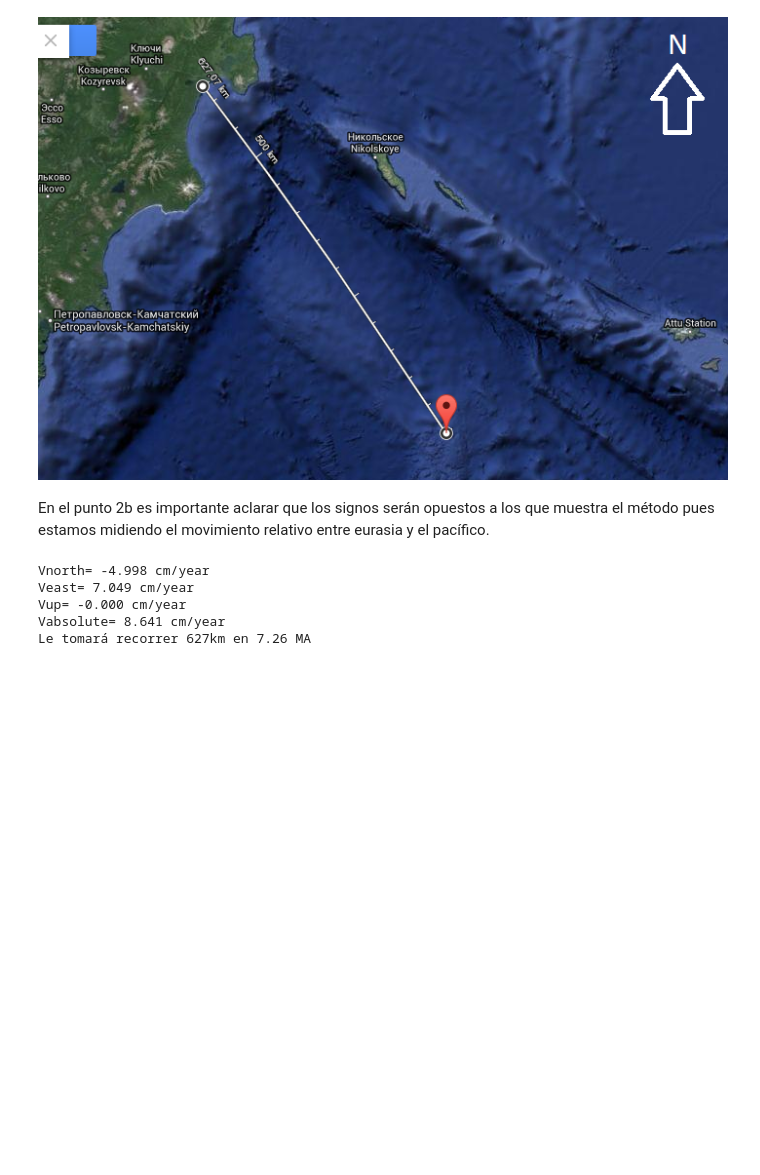
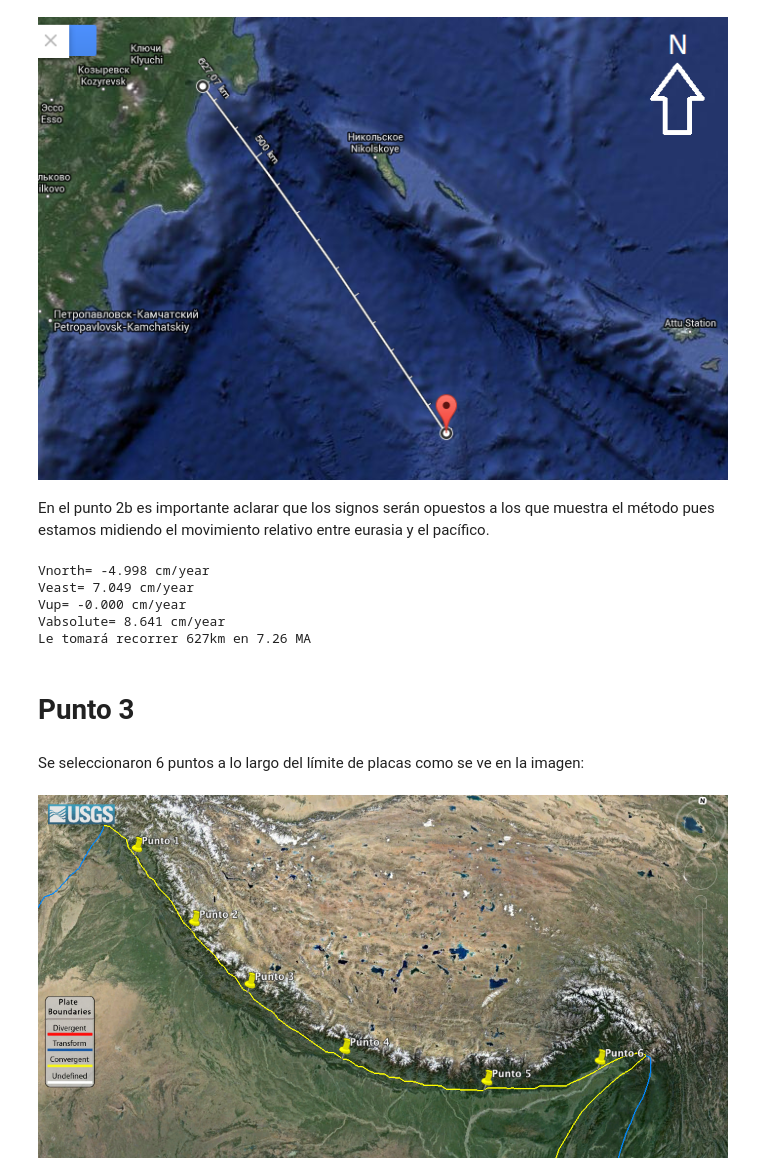
Before and after one commit to SbastianGarzon/Geodynamics, a Jupyter notebook: Euler_Pole.ipynb, the cells around one changed output. Drawn from its saved outputs; the diff is of its cells as text; code cells hidden in the pictures; blank space fills up the shorter version.

```diff
--- a/Euler_Pole.ipynb
+++ b/Euler_Pole.ipynb
@@ -103,3 +103,11 @@ Veast= 7.049 cm/year
 Vup= -0.000 cm/year
 Vabsolute= 8.641 cm/year
 Le tomará recorrer 627km en 7.26 MA
+# %% [markdown]
+# Punto 3
+# %% [markdown]
+Se seleccionaron 6 puntos a lo largo del límite de placas como se ve en la imagen:
+# %%
+Image(filename='Hima.png')
+# %% [output]
+[figure, added]
```
Also changed, not shown: parts of 2 cells of this notebook.
